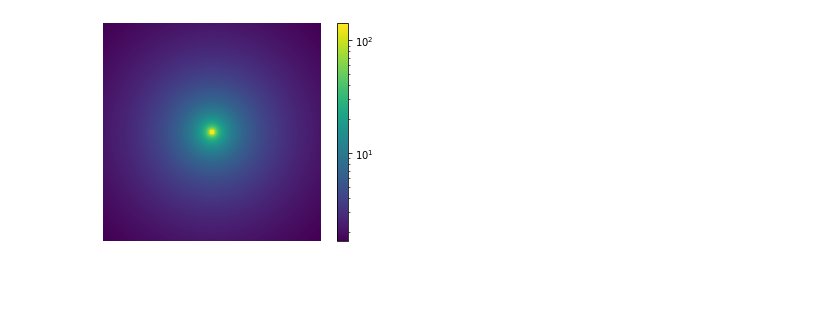
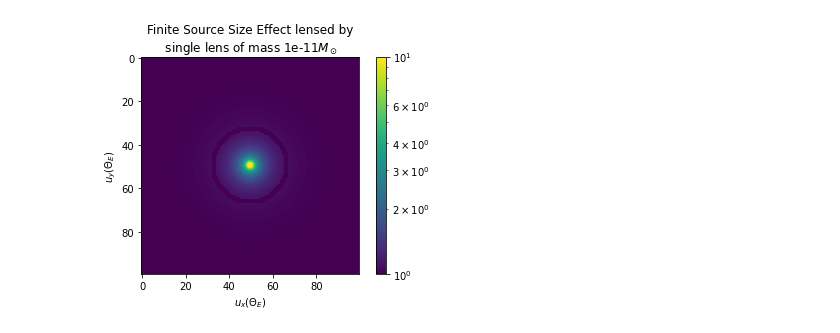
Before and after one commit to avalluvan/Gravitational-Microlensing, a Jupyter notebook: Documentation/Task 3/Untitled.ipynb, the cells around one changed output. Drawn from its saved outputs; the diff is of its cells as text; code cells hidden in the pictures; blank space fills up the shorter version.

Commit message:
Generated Combined Plots using WBP

```diff
--- a/Documentation/Task 3/Untitled.ipynb
+++ b/Documentation/Task 3/Untitled.ipynb
@@ -2,30 +2,65 @@
 import numpy as np
 from matplotlib import pyplot as plt
 from matplotlib import colors
+# %%
+# Function to calculate A_in
+# Output: A_in
+def A_in(u, delta):
+    return (np.sqrt(1+ 4/(delta**2)) - 8 / (delta**3 * (delta**2 + 4)**1.5) * u**2/2 - 144 * (delta**4 + 2*delta**2 + 2) / (delta**5 * (delta**2 + 4)**3.5) * u**4/24)
+
+# Function to calculate A_out
+# Output: A_out
+def A_out(u, delta):
+    return ((2 + u**2) / (u*np.sqrt(u**2 + 4)) + (8*(u**2 + 1)) / (u**3 * (u**2 + 4)**2.5) * delta**2/2 + 48*(3*u**6 + 6*u**4 + 14*u**2 + 12) / (u**5 * (u**2 + 4)**4.5) * delta**4/24)
+
+def A_intermediate(u, delta):
+    return (A_out(1.1*delta, delta)*(u - 0.9*delta)/(0.2*delta) + A_in(0.9*delta, delta)*(1.1*delta - u)/(0.2*delta))
+
+# Function to calculate the magnification of a finite sized circular source with constant surface brightness by a point-lens in the geometrical optics limit
+# r_S = source size
+# D = Effective lensing distance
+# theta_E = Einstein angle
+# u = Position of the source
+# Output: Magnification
+def finite_source_size_effect(r_S, D, theta_E, u, num_sides):
+
+    A = np.zeros([num_sides,num_sides])
+    theta_S = r_S/(D)
+    delta = theta_S/theta_E
+
+    Obs = np.where(u <= 0.9*delta, A_in(u, delta), 0)
+    Obs += np.where(u >= 1.1*delta, A_out(u, delta), 0)
+    Obs += np.where((u > 0.9*delta)&(u < 1.1*delta), A_intermediate(u, delta), 0)
+
+    return Obs
 # %%
 num_sides = 100
 arr_lens_plane_pos = np.zeros((num_sides,num_sides))
 
-pixel_length_x = 0.01
+pixel_length_x = 0.1
 pixel_length_y = pixel_length_x
 
 u = np.zeros((num_sides, num_sides))
 
 for j in range(num_sides):
     tmp_y = ((j - num_sides/2) + 0.5)*pixel_length_y
     for i in range(num_sides):
         tmp_x = ((i - num_sides/2) + 0.5)*pixel_length_x
 
         beta1 = np.sqrt((tmp_x)**2 + tmp_y**2)
 
         u[i,j] = beta1
 
-A = (u**2+2)/(u*np.sqrt(u**2+4))
+A = finite_source_size_effect(0.1*7e+8, 1e9*3e+16, 4.5e-17, u, num_sides)
+A = np.where(np.abs(A-1.1) < 0.01, 0, A)
 
-plt.imshow(A.reshape([100,100]), norm=colors.LogNorm())
-plt.axis('off')
-plt.savefig('tmp.png')
+#fig = plt.figure(figsize=(8,6))
+plt.imshow(A.reshape([100,100]), norm=colors.LogNorm(vmin=1e0, vmax=10**1))
+plt.title('Finite Source Size Effect lensed by\n single lens of mass 1e-11$M_\odot$')
+plt.xlabel('$u_x(\Theta_E)$')
+plt.ylabel("$u_y(\Theta_E)$")
 plt.colorbar()
+plt.savefig('fin_source_single_lens M_11.png')
 plt.show()
 # %% [output]
-[figure, old version]
+[figure, new version]
```
Also changed, not shown: parts of 3 cells of this notebook, 1 other file.
